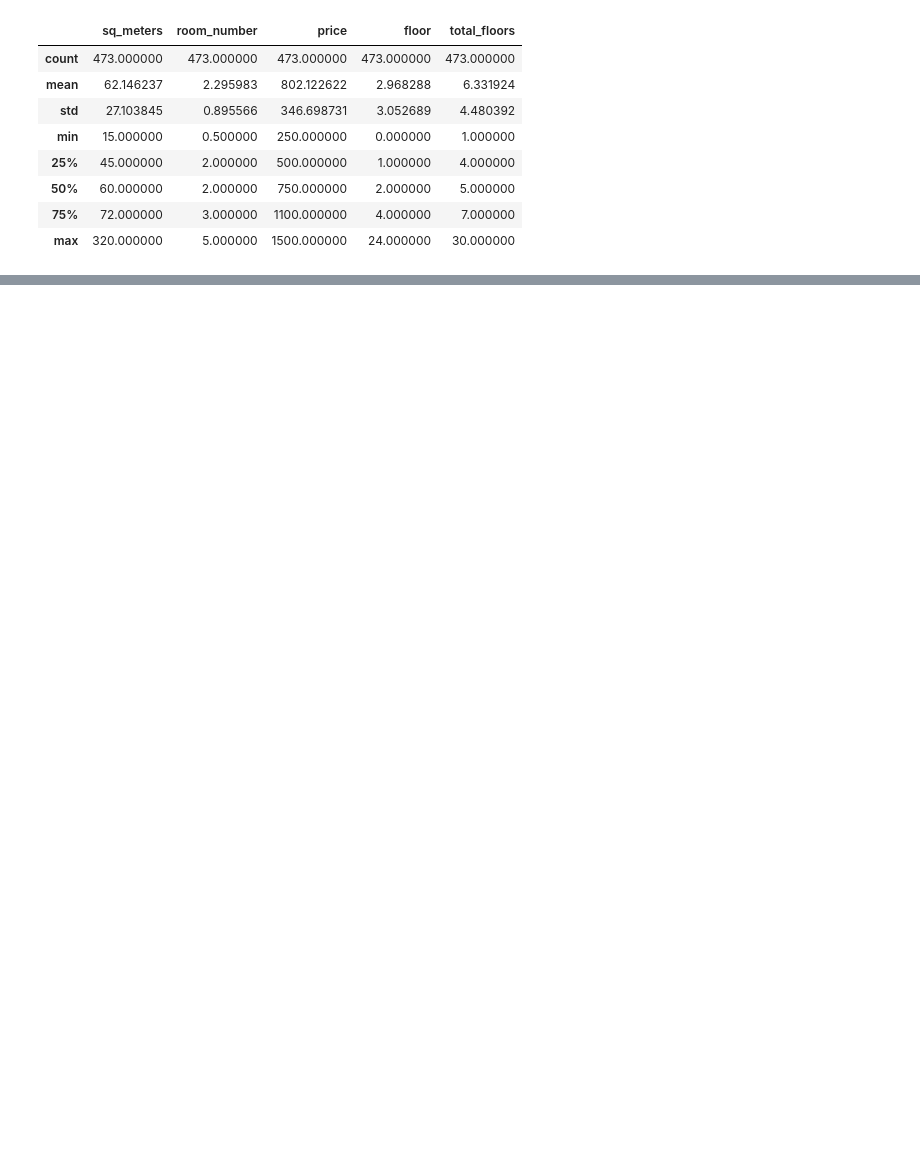
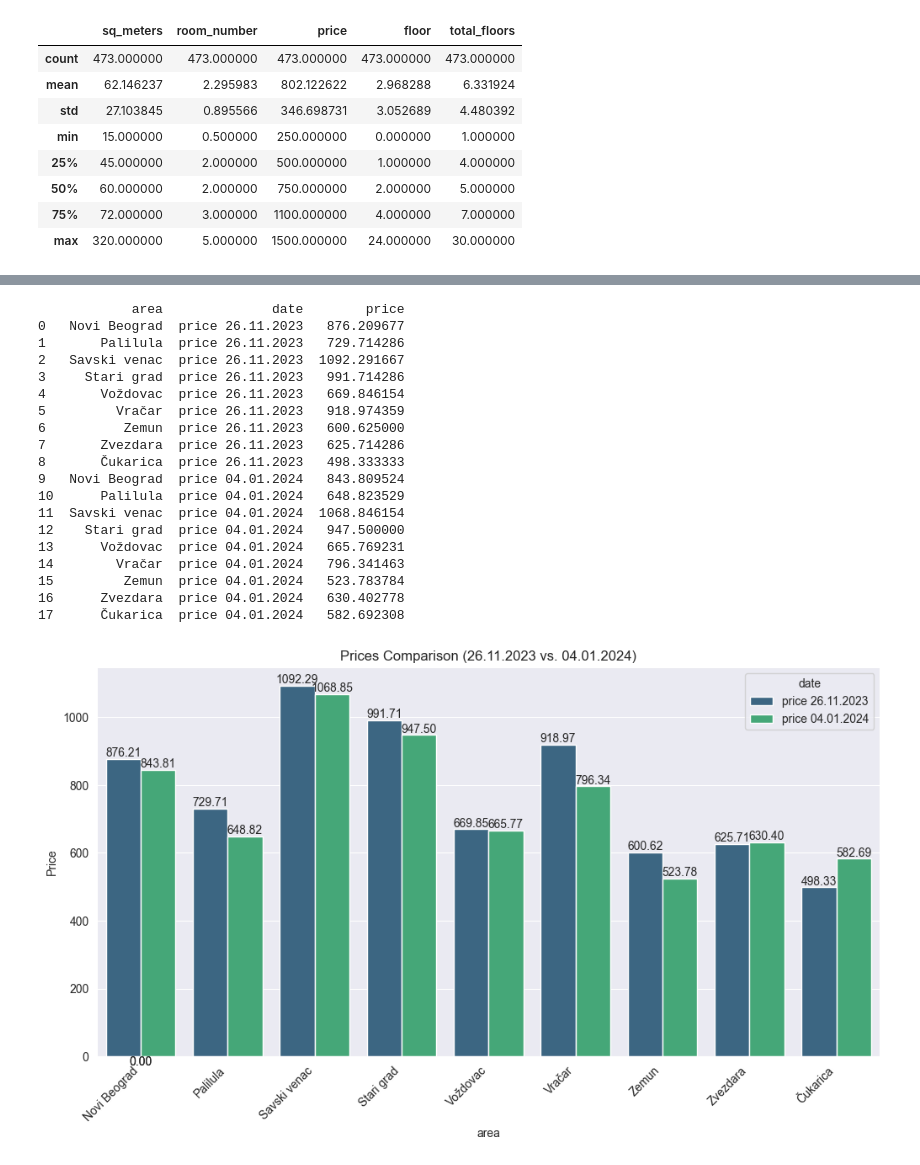
Before and after one commit to dvd998/apartment-data-analysis, a Jupyter notebook: visualization.ipynb, the cells around one changed output, grey strips where cells are left out. Drawn from its saved outputs; the diff is of its cells as text; code cells hidden in the pictures; blank space fills up the shorter version.

Commit message:
04.01.2024. price comparison added

```diff
--- a/visualization.ipynb
+++ b/visualization.ipynb
@@ -93,10 +90,10 @@ heating_counts = df['heating'].value_counts()
 mask = df['heating'].map(heating_counts) >= 16
 df = df[mask]
 # %%
-df = df.join(pd.get_dummies(df.heating)).drop(['heating'], axis=1)
-df = df.join(pd.get_dummies(df.area)).drop(['area'], axis = 1)
+df_processed = df.join(pd.get_dummies(df.heating)).drop(['heating'], axis=1)
+df_processed = df_processed.join(pd.get_dummies(df_processed.area)).drop(['area'], axis = 1)
 plt.figure(figsize=(15, 8))
-sns.heatmap(df.corr(), annot=True, cmap='YlGnBu')
+sns.heatmap(df_processed.corr(), annot=True, cmap='YlGnBu')
 # %% [output]
 <AxesSubplot:>
 [figure]
@@ -104,0 +128,10 @@ df.to_excel("Processed data 26.11.2023..xlsx", index=False)
+# %%
+mean_prices_1 = df.groupby('area')['price'].mean().reset_index()
+mean_prices_1 = mean_prices_1.rename(columns={'price': "price 26.11.2023"})
+mean_prices_2 = df_new.groupby('area')['price'].mean().reset_index()
+mean_prices_2 = mean_prices_2.rename(columns={'price': "price 04.01.2024"})
+mean_prices_comp = mean_prices_1.merge(mean_prices_2, on='area', how='outer')
+mean_prices_comp = mean_prices_comp.dropna()
+mean_prices_comp['percentage_change'] = ((mean_prices_comp['price 04.01.2024'] - mean_prices_comp['price 26.11.2023']) / mean_prices_comp['price 26.11.2023']) * 100
+mean_prices_comp['percentage_change'] = mean_prices_comp['percentage_change'].map('{:.2f}%'.format)
+print(mean_prices_comp)
@@ -104,0 +149,48 @@ df.to_excel("Processed data 26.11.2023..xlsx", index=False)
+# %%
+mean_prices_comp_melted = pd.melt(mean_prices_comp[['area', 'price 26.11.2023', 'price 04.01.2024']], id_vars=['area'], var_name='date', value_name='price')
+print(mean_prices_comp_melted)
+
+# # Plotting with Seaborn
+# plt.figure(figsize=(12, 6))
+# sns.barplot(x='area', y='price', hue='date', data=mean_prices_comp_melted, palette='viridis')
+# plt.title('Prices Comparison 26.11.2023 vs. 04.01.2024')
+# plt.ylabel('Price')
+# plt.xticks(rotation=45, ha='right')
+
+# plt.show()
+plt.figure(figsize=(12, 6))
+ax = sns.barplot(x='area', y='price', hue='date', data=mean_prices_comp_melted, palette='viridis')
+
+# Add annotations with differences above the bars
+for p in ax.patches:
+    height = p.get_height()
+    width = p.get_x() + p.get_width() / 2
+
+    ax.annotate(f'{height:.2f}', (width, height), ha='center', va='bottom', rotation=20, fontsize=8)
+
+plt.title('Prices Comparison (26.11.2023 vs. 04.01.2024)')
+plt.ylabel('Price')
+plt.xticks(rotation=45, ha='right')
+
+plt.show()
+# %% [output]
+            area              date        price
+0   Novi Beograd  price 26.11.2023   876.209677
+1       Palilula  price 26.11.2023   729.714286
+2   Savski venac  price 26.11.2023  1092.291667
+3     Stari grad  price 26.11.2023   991.714286
+4       Voždovac  price 26.11.2023   669.846154
+5         Vračar  price 26.11.2023   918.974359
+6          Zemun  price 26.11.2023   600.625000
+7       Zvezdara  price 26.11.2023   625.714286
+8       Čukarica  price 26.11.2023   498.333333
+9   Novi Beograd  price 04.01.2024   843.809524
+10      Palilula  price 04.01.2024   648.823529
+11  Savski venac  price 04.01.2024  1068.846154
+12    Stari grad  price 04.01.2024   947.500000
+13      Voždovac  price 04.01.2024   665.769231
+14        Vračar  price 04.01.2024   796.341463
+15         Zemun  price 04.01.2024   523.783784
+16      Zvezdara  price 04.01.2024   630.402778
+17      Čukarica  price 04.01.2024   582.692308
+[figure, added]
```
Also changed, not shown: parts of 6 cells of this notebook, 3 other files.
